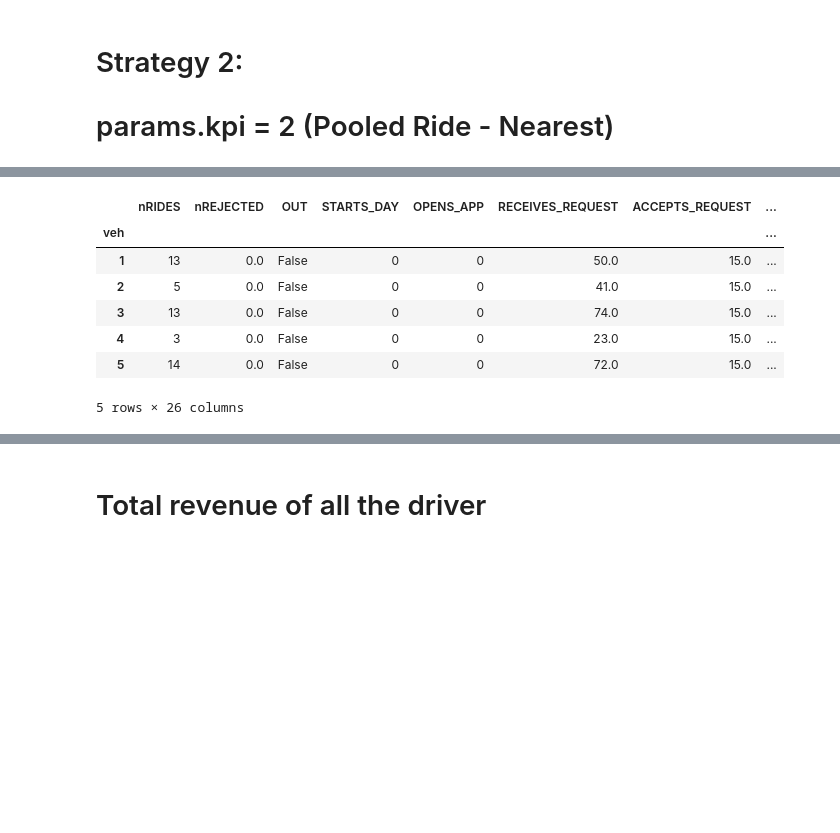
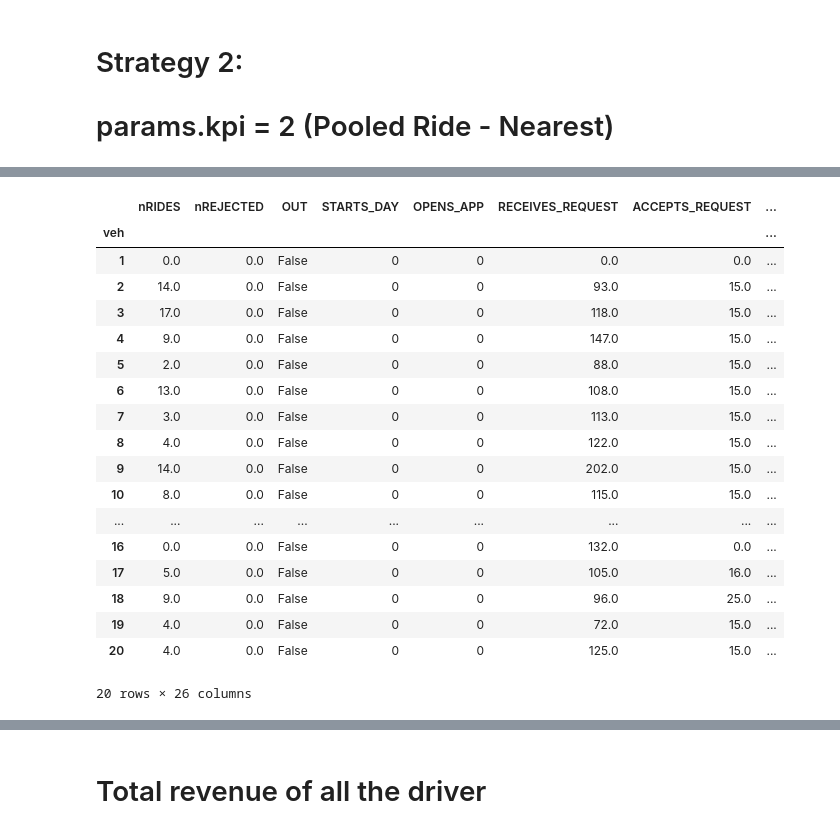
Before and after one commit to Jagiellonian-University/MaaSSim, a Jupyter notebook: docs/tutorials/Delft_Sim.ipynb, the cells around one changed output, grey strips where cells are left out. Saved outputs shown, nothing was run; the diff lists cells and outputs as text; code cells hidden in the pictures; blank space fills up the shorter version.

```diff
--- a/docs/tutorials/Delft_Sim.ipynb
+++ b/docs/tutorials/Delft_Sim.ipynb
@@ -75,7 +72,7 @@ params = get_config('../../data/config/delft.json')  # load configuration
 
 params.times.pickup_patience = 3600 # 1 hour of simulation
 params.simTime = 1 # 6 minutes hour of simulation
-params.nP = 100 # reuqests (and passengers)
+params.nP = 500 # reuqests (and passengers)
 params.nV = 20 # vehicles
 # %% [markdown]
 ## Parameters for ExMAS
@@ -260,11 +284,24 @@ Pooled rides
+# %%
+df = sim.res[0].veh_exp
 # %%
-sim.res[0].veh_exp
+df
 # %% [output]
 |  | nRIDES | nREJECTED | OUT | STARTS_DAY | OPENS_APP | RECEIVES_REQUEST | ACCEPTS_REQUEST | ... |
 | veh |  |  |  |  |  |  |  | ... |
-| 1 | 13 | 0.0 | False | 0 | 0 | 50.0 | 15.0 | ... |
-| 2 | 5 | 0.0 | False | 0 | 0 | 41.0 | 15.0 | ... |
-| 3 | 13 | 0.0 | False | 0 | 0 | 74.0 | 15.0 | ... |
-| 4 | 3 | 0.0 | False | 0 | 0 | 23.0 | 15.0 | ... |
-| 5 | 14 | 0.0 | False | 0 | 0 | 72.0 | 15.0 | ... |
+| 1 | 0.0 | 0.0 | False | 0 | 0 | 0.0 | 0.0 | ... |
+| 2 | 14.0 | 0.0 | False | 0 | 0 | 93.0 | 15.0 | ... |
+| 3 | 17.0 | 0.0 | False | 0 | 0 | 118.0 | 15.0 | ... |
+| 4 | 9.0 | 0.0 | False | 0 | 0 | 147.0 | 15.0 | ... |
+| 5 | 2.0 | 0.0 | False | 0 | 0 | 88.0 | 15.0 | ... |
+| 6 | 13.0 | 0.0 | False | 0 | 0 | 108.0 | 15.0 | ... |
+| 7 | 3.0 | 0.0 | False | 0 | 0 | 113.0 | 15.0 | ... |
+| 8 | 4.0 | 0.0 | False | 0 | 0 | 122.0 | 15.0 | ... |
+| 9 | 14.0 | 0.0 | False | 0 | 0 | 202.0 | 15.0 | ... |
+| 10 | 8.0 | 0.0 | False | 0 | 0 | 115.0 | 15.0 | ... |
+| ... | ... | ... | ... | ... | ... | ... | ... | ... |
+| 16 | 0.0 | 0.0 | False | 0 | 0 | 132.0 | 0.0 | ... |
+| 17 | 5.0 | 0.0 | False | 0 | 0 | 105.0 | 16.0 | ... |
+| 18 | 9.0 | 0.0 | False | 0 | 0 | 96.0 | 25.0 | ... |
+| 19 | 4.0 | 0.0 | False | 0 | 0 | 72.0 | 15.0 | ... |
+| 20 | 4.0 | 0.0 | False | 0 | 0 | 125.0 | 15.0 | ... |
-5 rows × 26 columns
+20 rows × 26 columns
```
Also changed, not shown: parts of 23 cells of this notebook, 1 other file.
